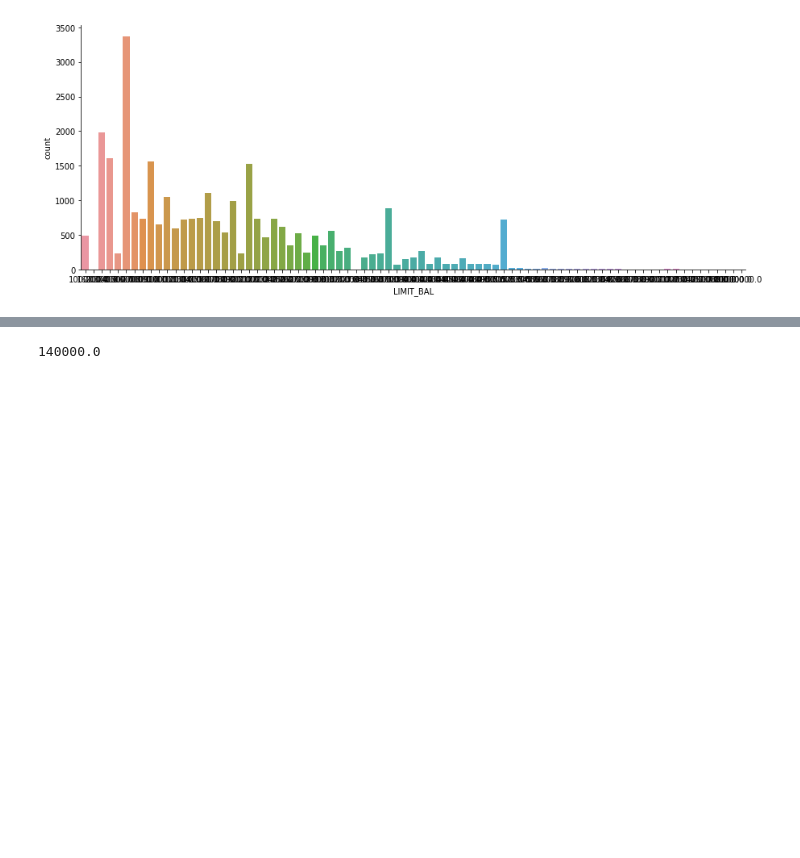
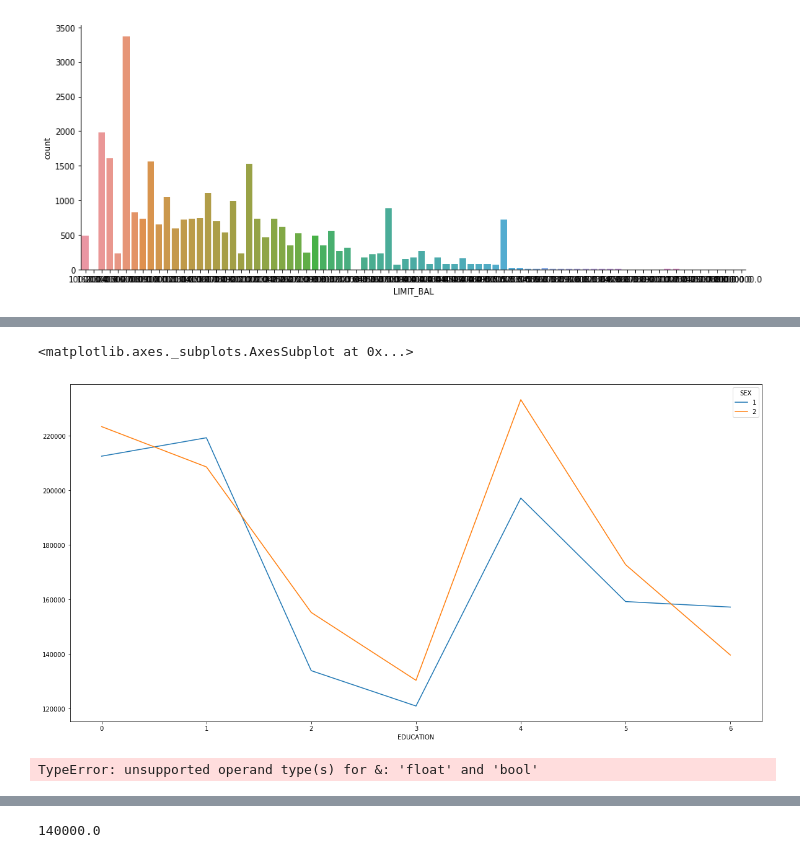
Before and after one commit to maxxvolny/sfml, a Jupyter notebook: hw1-task.ipynb, the cells around one changed output, grey strips where cells are left out. Cells and saved outputs as stored; diff of their text form; code cells hidden in the pictures; blank space fills up the shorter version.

```diff
--- a/hw1-task.ipynb
+++ b/hw1-task.ipynb
@@ -506,0 +572,12 @@ df #TODO
+# %%
+df.pivot_table(values='LIMIT_BAL',
+               index='EDUCATION',
+               columns='SEX',
+               aggfunc='mean').plot( figsize=(20,10))
+# %% [output]
+<matplotlib.axes._subplots.AxesSubplot at 0x...>
+[figure, added]
+# %%
+df[df['LIMIT_BAL'] & (df['SEX'] == 2)].median()
+# %% [output]
+TypeError: unsupported operand type(s) for &: 'float' and 'bool'
```
Also changed, not shown: parts of 12 cells of this notebook.
